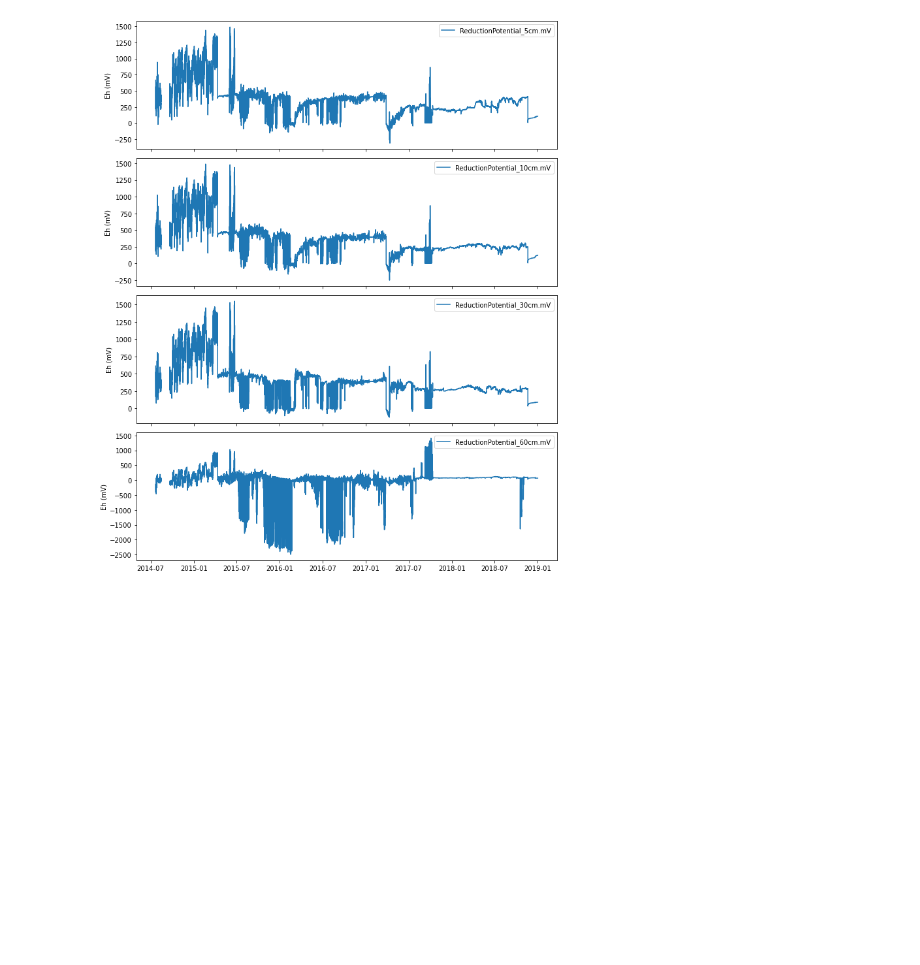
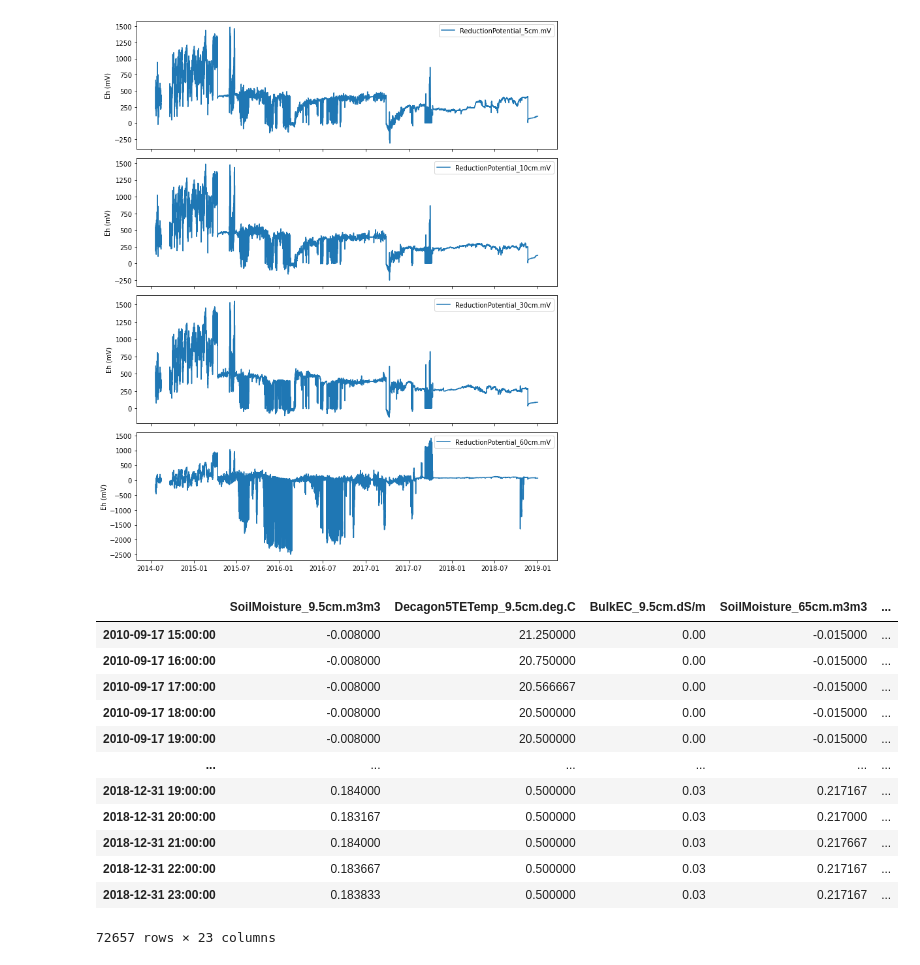
Before and after one commit to mberghouse/CO2-Data, a Jupyter notebook: python_processing/Catalina-Jemez_CZO/MC_Pit2.ipynb, the cells around one changed output. Cells and saved outputs as stored; diff of their text form; code cells hidden in the pictures; blank space fills up the shorter version.

```diff
--- a/python_processing/Catalina-Jemez_CZO/MC_Pit2.ipynb
+++ b/python_processing/Catalina-Jemez_CZO/MC_Pit2.ipynb
@@ -119,6 +118,9 @@ co2_cols = [col for col in df.columns if 'CO2' in col]
 plot_cols(co2_cols, ylabel='CO2 (ppm)');
 # %% [output]
 [figure]
+# %%
+df['CO2_10cm.ppm']=df['CO2_10cm.ppm'].loc[:'2015-01-01']
+df['CO2_30cm.ppm']=df['CO2_30cm.ppm'].loc[:'2015-01-01']
 # %%
 # Plot O2 data
 o2_cols = [col for col in df.columns if col[:2] == 'O2']
@@ -131,12 +134,16 @@ sm_cols = [col for col in df.columns if 'SoilMoisture' in col]
 plot_cols(sm_cols, ylabel='Soil Moisture (m3/m3)');
 # %% [output]
 [figure]
+# %%
+df=df.drop(columns='SoilMoisture_44cm.m3m3')
 # %%
 # Plot bulk EC
 ec_cols = [col for col in df.columns if 'BulkEC' in col]
 plot_cols(ec_cols, ylabel='Bulk EC (dS/m)');
 # %% [output]
 [figure]
+# %%
+df=df.drop(columns='BulkEC_44cm.dS/m')
 # %%
 # Plot soil temperature from Decagon 5TE
 dec_temp_cols = [col for col in df.columns if 'Decagon5TETemp' in col]
@@ -147,6 +154,10 @@ for col in dec_temp_cols:
 plot_cols(dec_temp_cols, ylabel='Temp (deg C)');
 # %% [output]
 [figure]
+# %%
+df=df.drop(columns='Decagon5TETemp_44cm.deg.C')
+df=df.drop(columns='Voltage_11cm.mV')
+df=df.drop(columns='Voltage_44cm.mV')
 # %%
 # Plot redox potential
 eh_cols = [col for col in df.columns if 'ReductionPotential' in col]
@@ -157,3 +171,19 @@ plot_cols(eh_cols, ylabel='Eh (mV)');
 output=df.copy()
 outfile = '../../processed_data/Catalina-Jemez/MC_Pit2_processed.csv'
 output.to_csv(outfile, na_rep=-99999, index_label='DateTime.MST')
+# %%
+output
+# %% [output]
+|  | SoilMoisture_9.5cm.m3m3 | Decagon5TETemp_9.5cm.deg.C | BulkEC_9.5cm.dS/m | SoilMoisture_65cm.m3m3 | ... |
+| 2010-09-17 15:00:00 | -0.008000 | 21.250000 | 0.00 | -0.015000 | ... |
+| 2010-09-17 16:00:00 | -0.008000 | 20.750000 | 0.00 | -0.015000 | ... |
+| 2010-09-17 17:00:00 | -0.008000 | 20.566667 | 0.00 | -0.015000 | ... |
+| 2010-09-17 18:00:00 | -0.008000 | 20.500000 | 0.00 | -0.015000 | ... |
+| 2010-09-17 19:00:00 | -0.008000 | 20.500000 | 0.00 | -0.015000 | ... |
+| ... | ... | ... | ... | ... | ... |
+| 2018-12-31 19:00:00 | 0.184000 | 0.500000 | 0.03 | 0.217167 | ... |
+| 2018-12-31 20:00:00 | 0.183167 | 0.500000 | 0.03 | 0.217000 | ... |
+| 2018-12-31 21:00:00 | 0.184000 | 0.500000 | 0.03 | 0.217667 | ... |
+| 2018-12-31 22:00:00 | 0.183667 | 0.500000 | 0.03 | 0.217167 | ... |
+| 2018-12-31 23:00:00 | 0.183833 | 0.500000 | 0.03 | 0.217167 | ... |
+72657 rows × 23 columns
```
Also changed, not shown: parts of 3 cells of this notebook, 5 other files.
